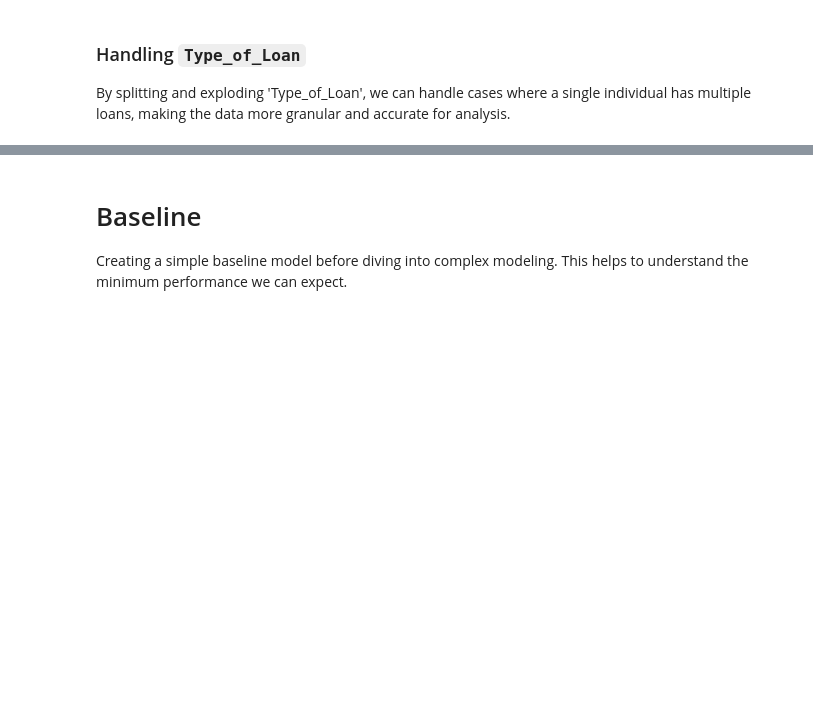
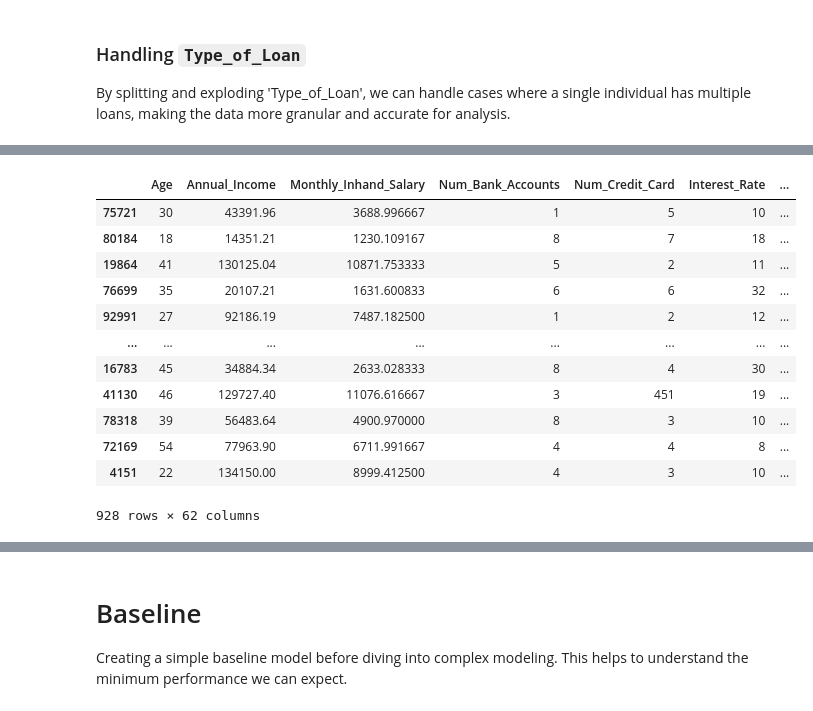
Before and after one commit to ruzanovad/dataset-sessions, a Jupyter notebook: credit-score/credit-score.ipynb, the cells around one changed output, grey strips where cells are left out. Drawn from its saved outputs; the diff is of its cells as text; code cells hidden in the pictures; blank space fills up the shorter version.

```diff
--- a/credit-score/credit-score.ipynb
+++ b/credit-score/credit-score.ipynb
@@ -258,10 +626,10 @@ from sklearn.impute import KNNImputer, SimpleImputer
 id_column = train_df['ID']
 features = train_df.drop(columns=['ID'])
 
-# knn_imputer = KNNImputer(
-    # n_neighbors=1
-# )  # at least 1 neighbor, because running one cell for 7 minutes is too harsh
-knn_imputer = SimpleImputer(strategy='median')
+knn_imputer = KNNImputer(
+    n_neighbors=1
+)  # at least 1 neighbor, because running one cell for 7 minutes is too harsh
+# knn_imputer = SimpleImputer(strategy='median')
 
 
 X_knn_imputed = knn_imputer.fit_transform(features)
@@ -269,5 +651,19 @@ X_knn_imputed
 # %%
-
-train_df_knn_imputed = pd.DataFrame(X_knn_imputed, columns=features.columns, dtype=features.dtypes)
-result_df = pd.concat([train_df_knn_imputed, id_column], axis=1)
-train_df_knn_imputed
+train_df_knn_imputed = pd.DataFrame(X_knn_imputed, columns=features.columns, index=features.index).astype(features.dtypes.to_dict())
+result_df = train_df_knn_imputed.copy()
+# result_df["ID"] = id_column.reset_index(drop=True)
+result_df
+# %% [output]
+|  | Age | Annual_Income | Monthly_Inhand_Salary | Num_Bank_Accounts | Num_Credit_Card | Interest_Rate | ... |
+| 75721 | 30 | 43391.96 | 3688.996667 | 1 | 5 | 10 | ... |
+| 80184 | 18 | 14351.21 | 1230.109167 | 8 | 7 | 18 | ... |
+| 19864 | 41 | 130125.04 | 10871.753333 | 5 | 2 | 11 | ... |
+| 76699 | 35 | 20107.21 | 1631.600833 | 6 | 6 | 32 | ... |
+| 92991 | 27 | 92186.19 | 7487.182500 | 1 | 2 | 12 | ... |
+| ... | ... | ... | ... | ... | ... | ... | ... |
+| 16783 | 45 | 34884.34 | 2633.028333 | 8 | 4 | 30 | ... |
+| 41130 | 46 | 129727.40 | 11076.616667 | 3 | 451 | 19 | ... |
+| 78318 | 39 | 56483.64 | 4900.970000 | 8 | 3 | 10 | ... |
+| 72169 | 54 | 77963.90 | 6711.991667 | 4 | 4 | 8 | ... |
+| 4151 | 22 | 134150.00 | 8999.412500 | 4 | 3 | 10 | ... |
+928 rows × 62 columns
```
Also changed, not shown: parts of 37 cells of this notebook.
